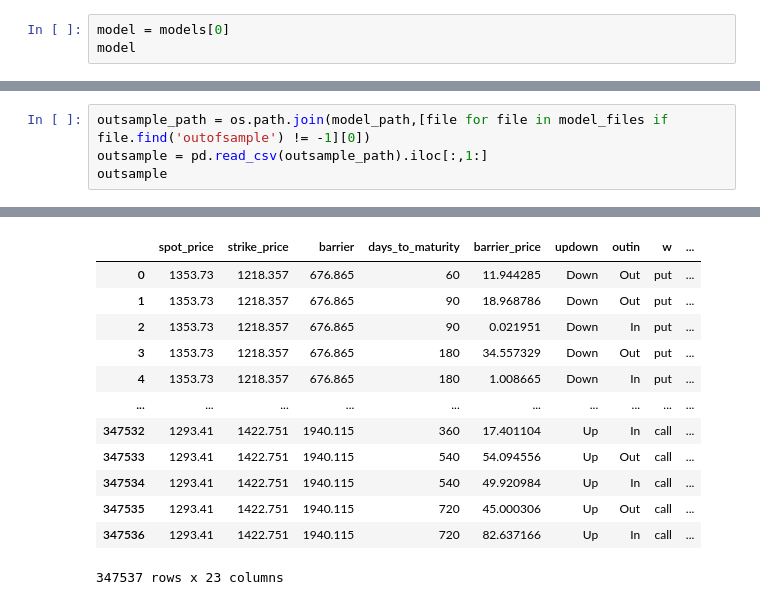
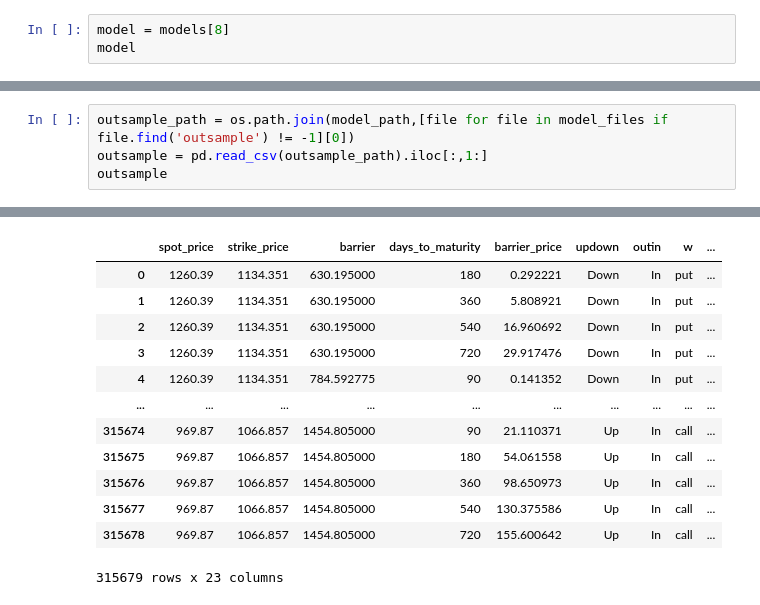
Before and after one commit to boomelage/machine-learning-option-pricing, a Jupyter notebook: testing.ipynb, the cells around one changed output, grey strips where cells are left out. Saved outputs shown, nothing was run; the diff lists cells and outputs as text.

```diff
--- a/testing.ipynb
+++ b/testing.ipynb
@@ -40,4 +26,4 @@ for i, path in enumerate(models):
 # %%
-model = models[0]
+model = models[8]
 model
 # %% [output]
@@ -117,5 +86,5 @@ insample
 # %%
-outsample_path = os.path.join(model_path,[file for file in model_files if file.find('outofsample') != -1][0])
+outsample_path = os.path.join(model_path,[file for file in model_files if file.find('outsample') != -1][0])
 outsample = pd.read_csv(outsample_path).iloc[:,1:]
 outsample
 # %% [output]
@@ -122,13 +92,13 @@ outsample
 |  | spot_price | strike_price | barrier | days_to_maturity | barrier_price | updown | outin | w | ... |
-| 0 | 1353.73 | 1218.357 | 676.865 | 60 | 11.944285 | Down | Out | put | ... |
-| 1 | 1353.73 | 1218.357 | 676.865 | 90 | 18.968786 | Down | Out | put | ... |
-| 2 | 1353.73 | 1218.357 | 676.865 | 90 | 0.021951 | Down | In | put | ... |
-| 3 | 1353.73 | 1218.357 | 676.865 | 180 | 34.557329 | Down | Out | put | ... |
-| 4 | 1353.73 | 1218.357 | 676.865 | 180 | 1.008665 | Down | In | put | ... |
+| 0 | 1260.39 | 1134.351 | 630.195000 | 180 | 0.292221 | Down | In | put | ... |
+| 1 | 1260.39 | 1134.351 | 630.195000 | 360 | 5.808921 | Down | In | put | ... |
+| 2 | 1260.39 | 1134.351 | 630.195000 | 540 | 16.960692 | Down | In | put | ... |
+| 3 | 1260.39 | 1134.351 | 630.195000 | 720 | 29.917476 | Down | In | put | ... |
+| 4 | 1260.39 | 1134.351 | 784.592775 | 90 | 0.141352 | Down | In | put | ... |
 | ... | ... | ... | ... | ... | ... | ... | ... | ... | ... |
-| 347532 | 1293.41 | 1422.751 | 1940.115 | 360 | 17.401104 | Up | In | call | ... |
-| 347533 | 1293.41 | 1422.751 | 1940.115 | 540 | 54.094556 | Up | Out | call | ... |
-| 347534 | 1293.41 | 1422.751 | 1940.115 | 540 | 49.920984 | Up | In | call | ... |
-| 347535 | 1293.41 | 1422.751 | 1940.115 | 720 | 45.000306 | Up | Out | call | ... |
-| 347536 | 1293.41 | 1422.751 | 1940.115 | 720 | 82.637166 | Up | In | call | ... |
+| 315674 | 969.87 | 1066.857 | 1454.805000 | 90 | 21.110371 | Up | In | call | ... |
+| 315675 | 969.87 | 1066.857 | 1454.805000 | 180 | 54.061558 | Up | In | call | ... |
+| 315676 | 969.87 | 1066.857 | 1454.805000 | 360 | 98.650973 | Up | In | call | ... |
+| 315677 | 969.87 | 1066.857 | 1454.805000 | 540 | 130.375586 | Up | In | call | ... |
+| 315678 | 969.87 | 1066.857 | 1454.805000 | 720 | 155.600642 | Up | In | call | ... |
-347537 rows x 23 columns
+315679 rows x 23 columns
```
Also changed, not shown: parts of 29 cells of this notebook, 3 other files.
